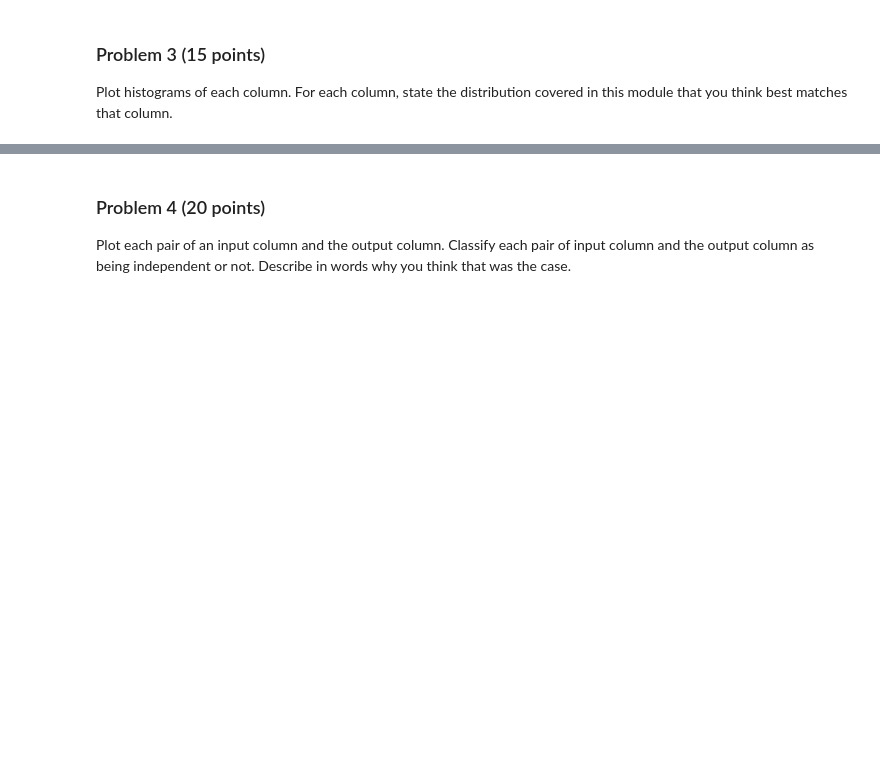
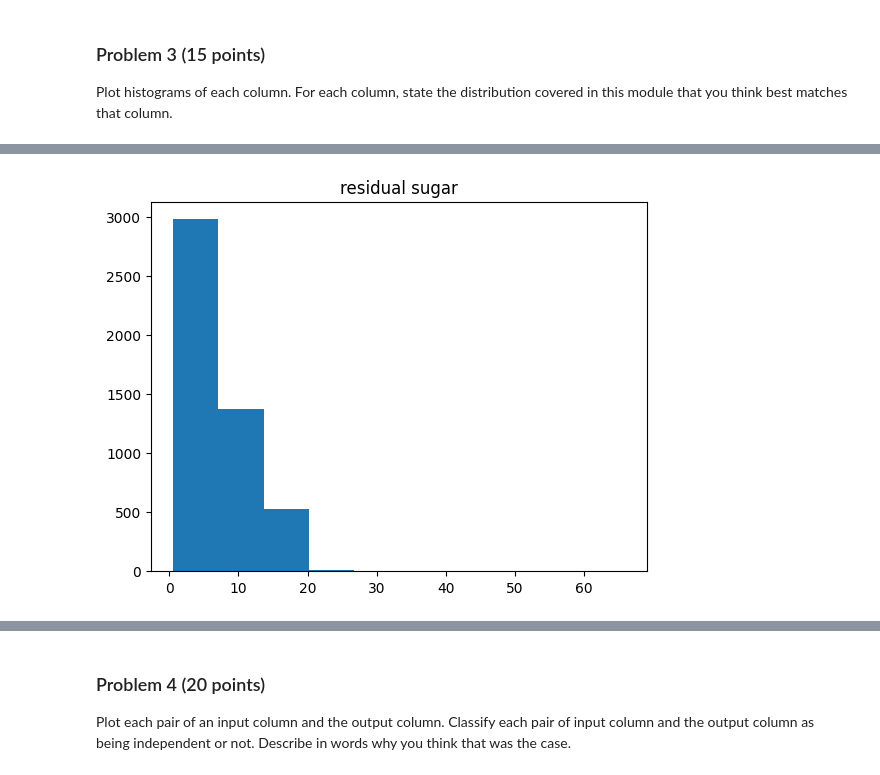
Before and after one commit to brittanygenzmann/dx601-final-project, a Jupyter notebook: project.ipynb, the cells around one changed output, grey strips where cells are left out. Saved outputs shown, nothing was run; the diff lists cells and outputs as text; code cells hidden in the pictures; blank space fills up the shorter version.

```diff
--- a/project.ipynb
+++ b/project.ipynb
@@ -120,0 +136,6 @@ YOUR ANSWERS HERE
+# %%
+#residual sugar distribution:
+plt.hist(wine['residual sugar'])
+plt.title('residual sugar');
+# %% [output]
+[figure, added]
```
Also changed, not shown: parts of 13 cells of this notebook.
